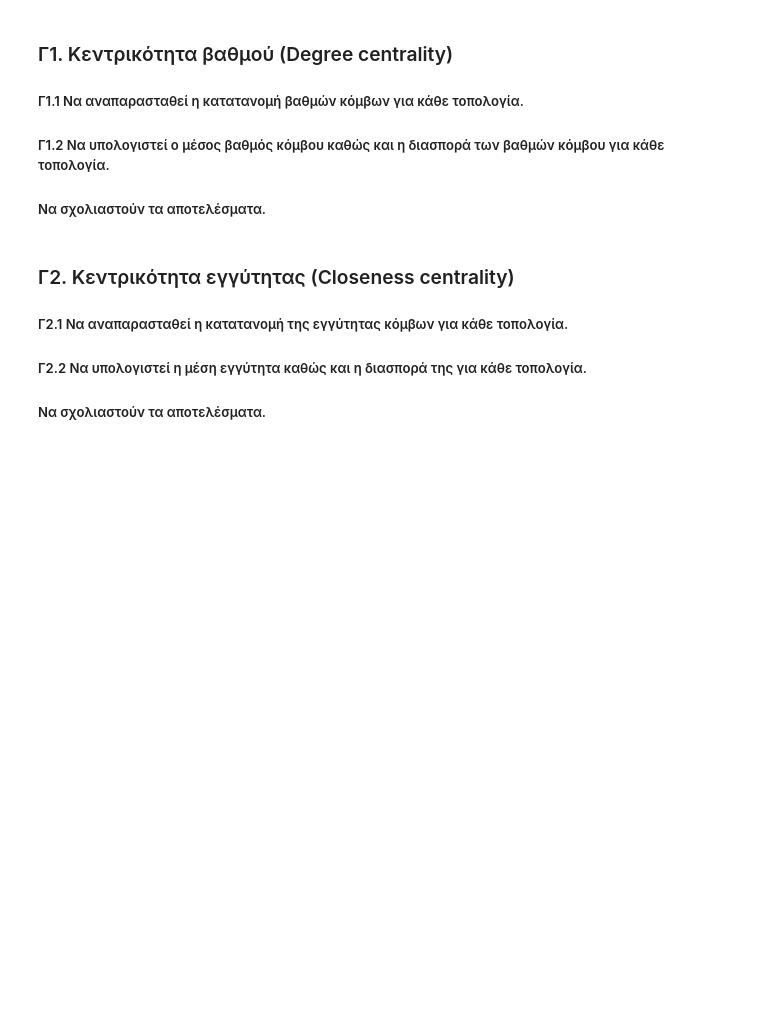
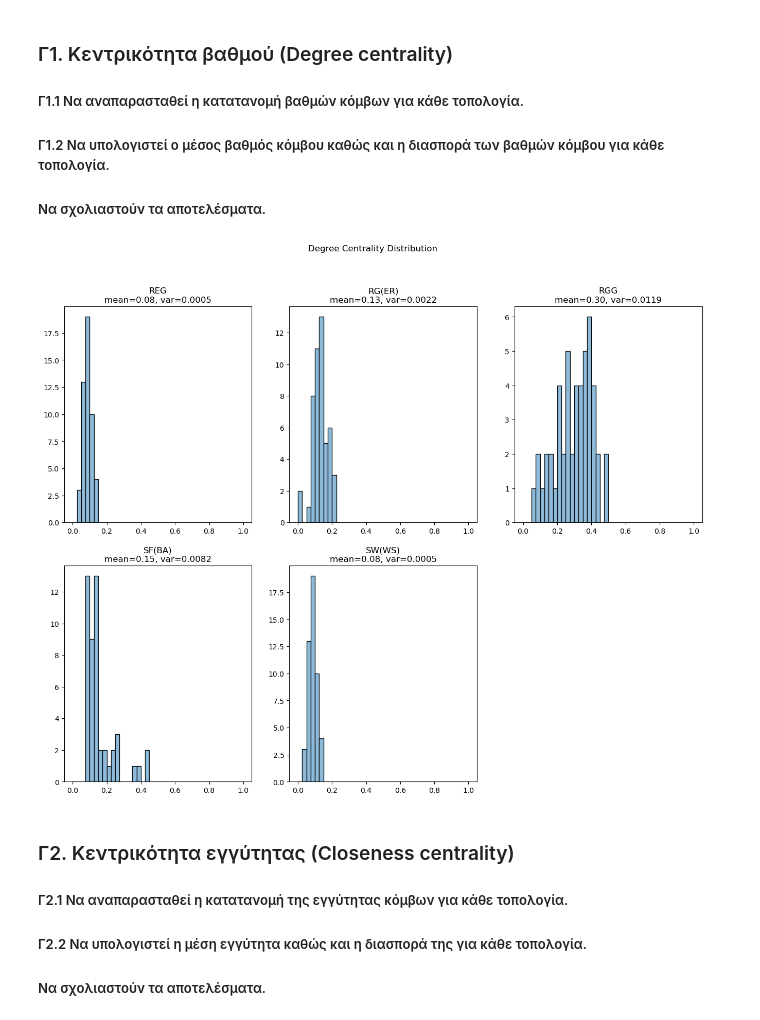
Before and after one commit to k-papadakis/social-network-analysis, a Jupyter notebook: lab1/lab1_student_version.ipynb, the cells around one changed output. Drawn from its saved outputs; the diff is of its cells as text; code cells hidden in the pictures; blank space fills up the shorter version.

```diff
--- a/lab1/lab1_student_version.ipynb
+++ b/lab1/lab1_student_version.ipynb
@@ -369,3 +368,24 @@ def find_degree(G):
+# %%
+def plot_centrality_distribution(centrality_fn, nbins=40):
+
+    def inner(G, name, nbins=nbins, ax=ax):
+        if ax is None:
+            _, ax = plt.subplots()
+
+        centralities = centrality_fn(G).values()
+        mean = statistics.mean(centralities)
+        var = statistics.variance(centralities)
+
+        bins = np.linspace(0, 1, nbins + 1)
+        ax.hist(centralities, bins=bins, **SEABORN_HIST_COLORS)
+        ax.set_title(f'{name}\nmean={mean:.2f}, var={var:.4f}')
+
+    return inner
+
+
+plot_grid(graphs, plot_centrality_distribution(nx.degree_centrality), 'Degree Centrality Distribution')
+# %% [output]
+[figure, added]
 # %% [markdown]
 ### Γ2. Κεντρικότητα εγγύτητας (Closeness centrality)
 ##### Γ2.1 Να αναπαρασταθεί η κατατανομή της εγγύτητας κόμβων για κάθε τοπολογία.
```
Also changed, not shown: parts of 27 cells of this notebook.
